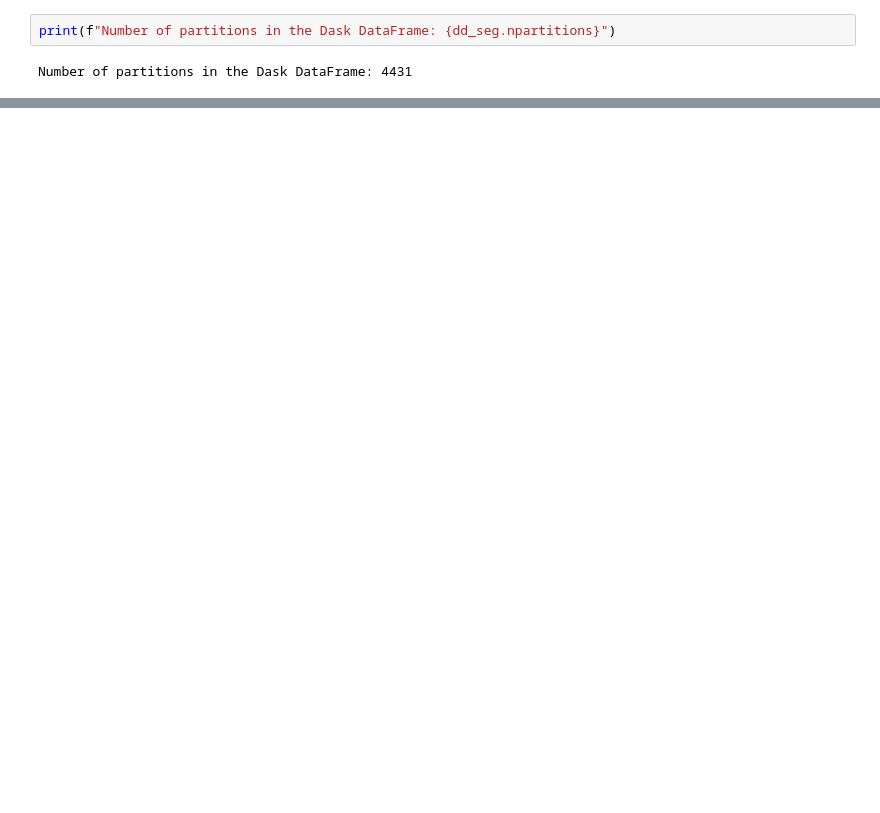
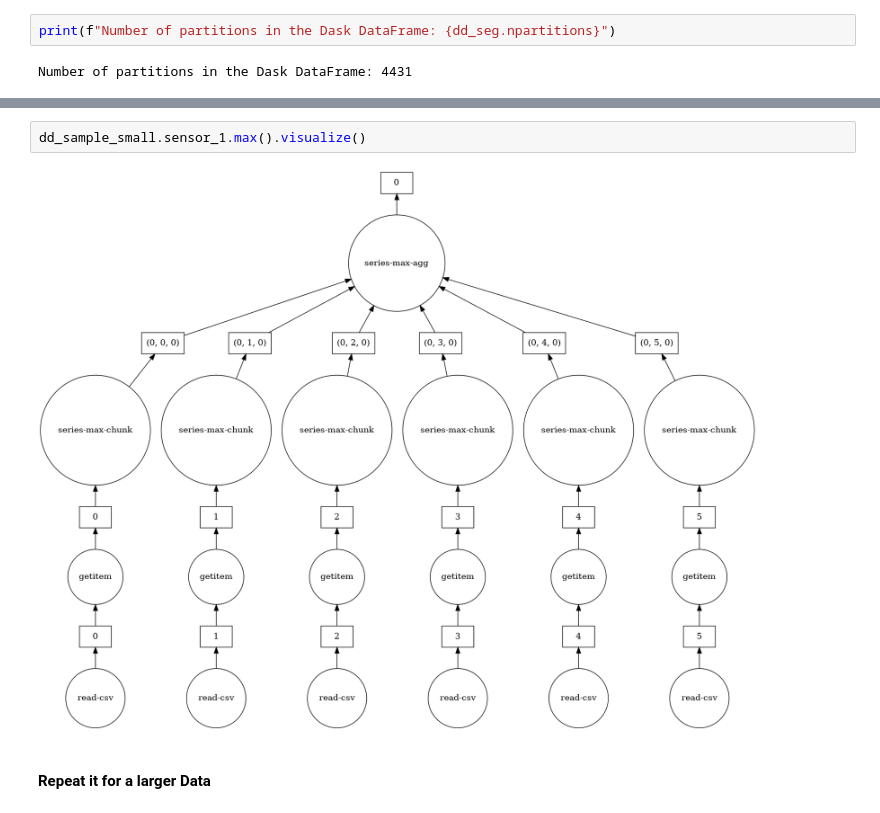
Before and after one commit to arnabbiswas1/dask_workshop, a Jupyter notebook: notebooks/dask_tutorial.ipynb, the cells around one changed output, grey strips where cells are left out. Saved outputs shown, nothing was run; the diff lists cells and outputs as text; blank space fills up the shorter version.

```diff
--- a/notebooks/dask_tutorial.ipynb
+++ b/notebooks/dask_tutorial.ipynb
@@ -165,0 +240,6 @@ Number of partitions in the Dask DataFrame: 4431
+# %%
+dd_sample_small.sensor_1.max().visualize()
+# %% [output]
+[figure, added]
+# %% [markdown]
+#### Repeat it for a larger Data
```
Also changed, not shown: parts of 38 cells of this notebook.
